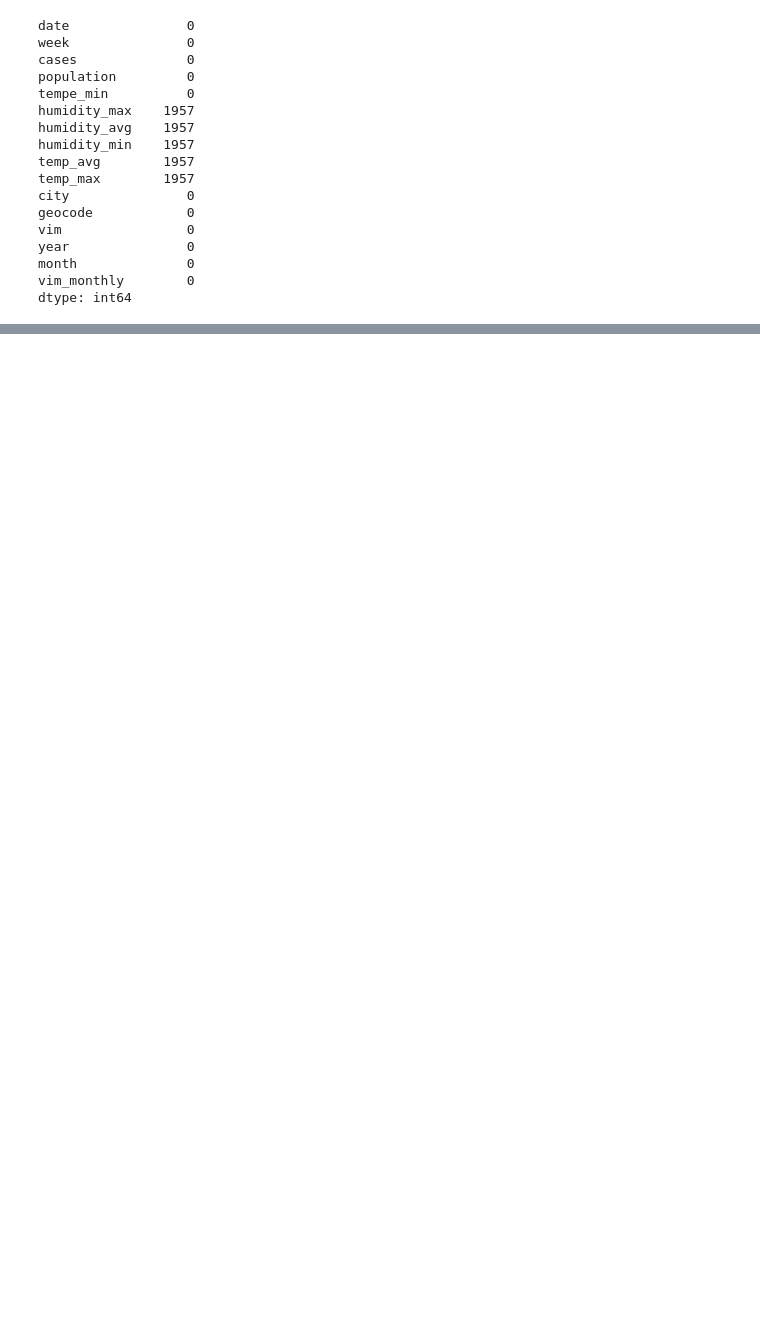
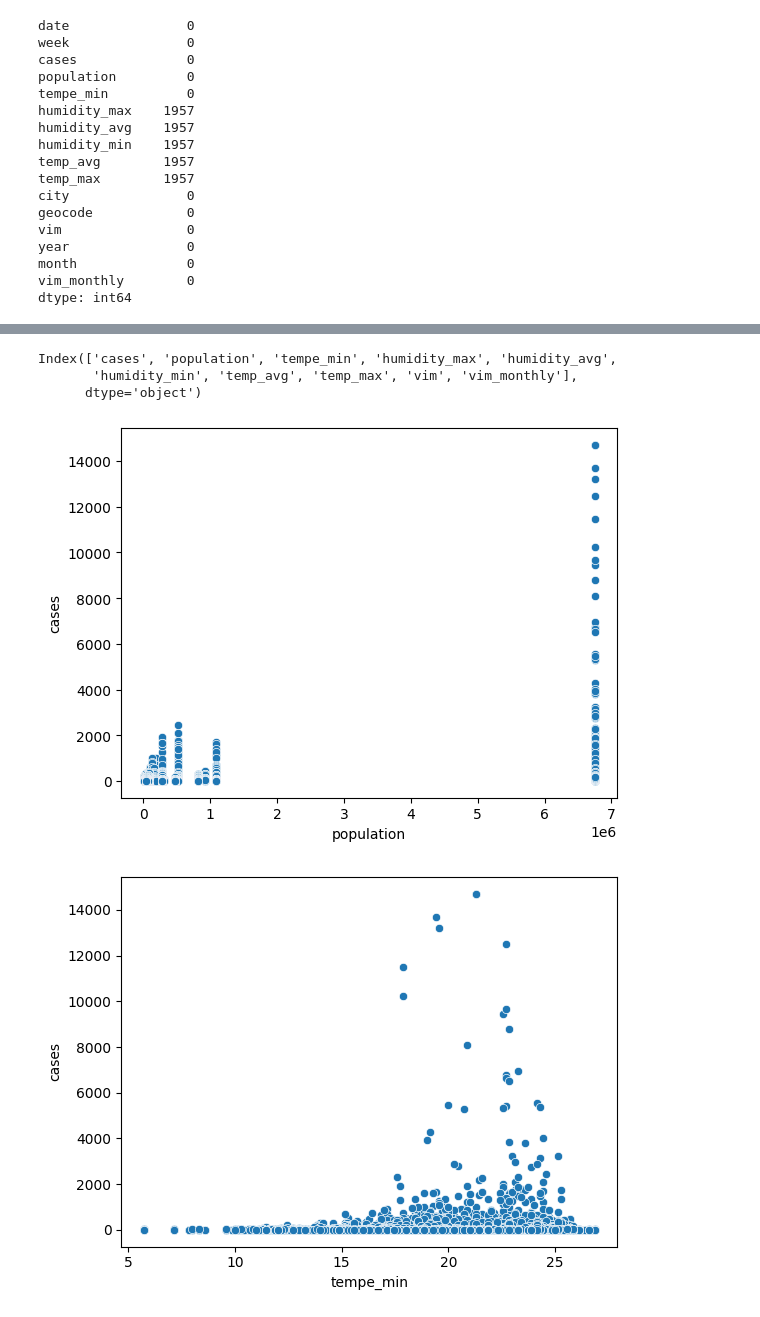
Before and after one commit to Minindu20/Dengue-Severity-Predictor, a Jupyter notebook: vegetation_interpolate.ipynb, the cells around one changed output, grey strips where cells are left out. Cells and saved outputs as stored; diff of their text form; code cells hidden in the pictures; blank space fills up the shorter version.

```diff
--- a/vegetation_interpolate.ipynb
+++ b/vegetation_interpolate.ipynb
@@ -515,0 +737,17 @@ dengue_df_merged.head(10)
+# %%
+#inorder to build the model need to check whether there is a relationship between dependent var and independent var
+#scatter plot to understand the relationship , positive negative likewise
+df.select_dtypes(include="number").columns
+# %% [output]
+Index(['cases', 'population', 'tempe_min', 'humidity_max', 'humidity_avg',
+       'humidity_min', 'temp_avg', 'temp_max', 'vim', 'vim_monthly'],
+      dtype='object')
+# %%
+for i in ['population', 'tempe_min', 'humidity_max', 'humidity_avg',
+       'humidity_min', 'temp_avg', 'temp_max', 'vim',
+       'vim_monthly']:
+    sns.scatterplot(data=df,x=i,y='cases')
+    plt.show()
+# %% [output]
+[figure, added]
+[figure, added]
```
Also changed, not shown: parts of 29 cells of this notebook.
